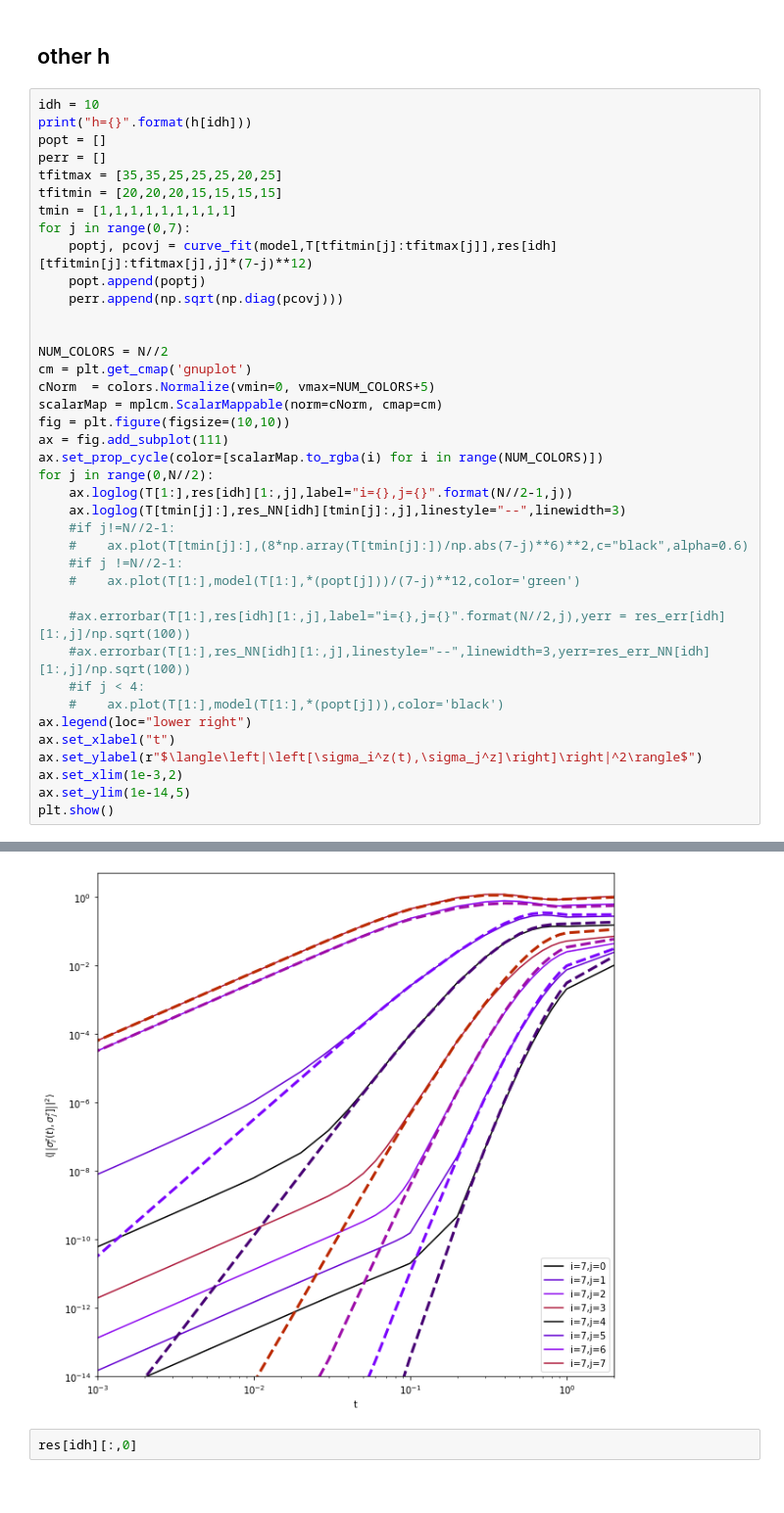
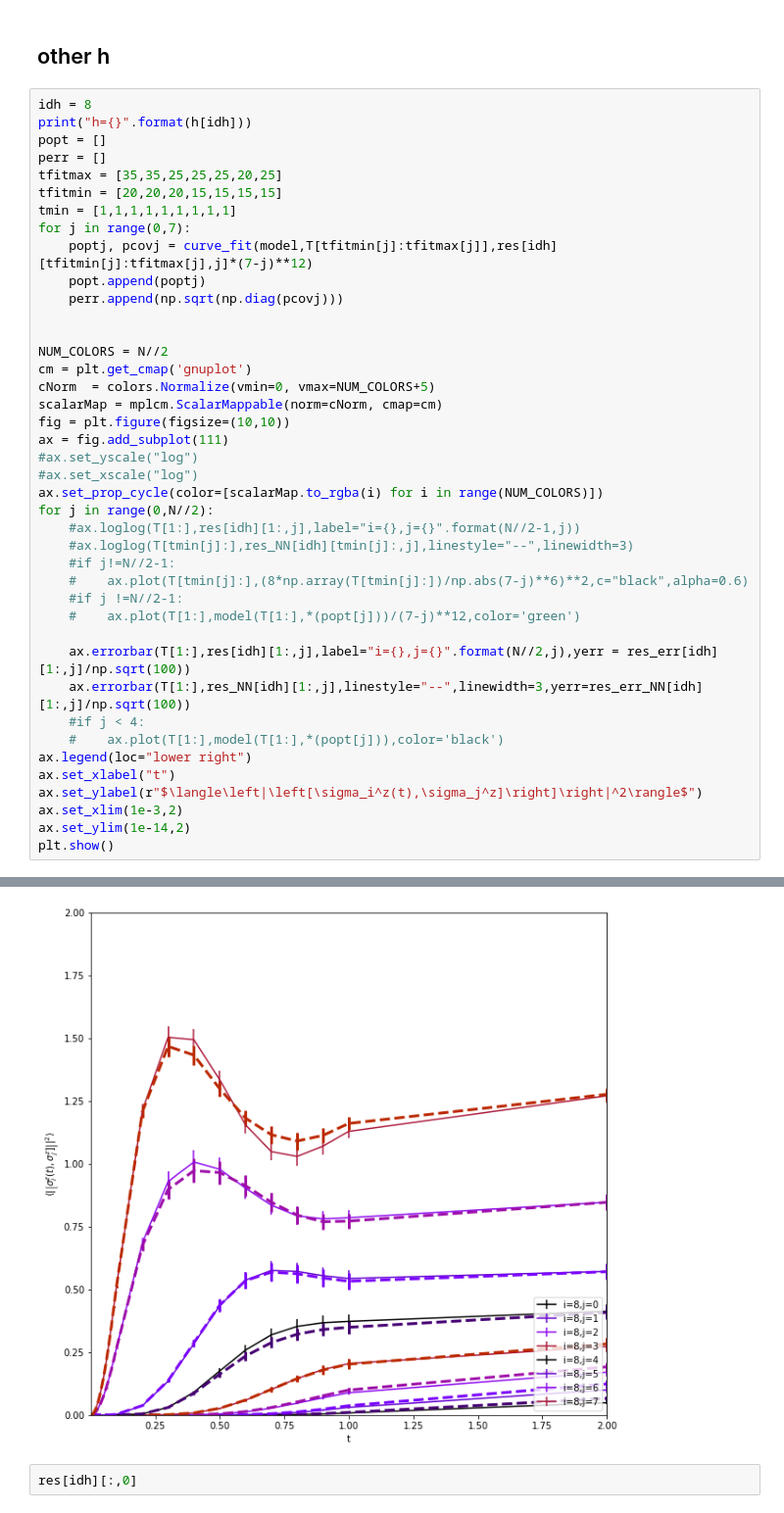
Before and after one commit to mkm2/WorkingFolder, a Jupyter notebook: notebooks/Analysis/Log_Short_Time_Behaviour.ipynb, the cells around one changed output, grey strips where cells are left out. Shown at 98% size. Saved outputs shown, nothing was run; the diff lists cells and outputs as text.

```diff
--- a/notebooks/Analysis/Log_Short_Time_Behaviour.ipynb
+++ b/notebooks/Analysis/Log_Short_Time_Behaviour.ipynb
@@ -162,7 +162,7 @@ for i in range(0,len(popt)):
 # %% [markdown]
 ## other h
 # %%
-idh = 10
+idh = 8
 print("h={}".format(h[idh]))
 popt = []
 perr = []
@@ -181,23 +181,25 @@ cNorm  = colors.Normalize(vmin=0, vmax=NUM_COLORS+5)
 scalarMap = mplcm.ScalarMappable(norm=cNorm, cmap=cm)
 fig = plt.figure(figsize=(10,10))
 ax = fig.add_subplot(111)
+#ax.set_yscale("log")
+#ax.set_xscale("log")
 ax.set_prop_cycle(color=[scalarMap.to_rgba(i) for i in range(NUM_COLORS)])
 for j in range(0,N//2):
-    ax.loglog(T[1:],res[idh][1:,j],label="i={},j={}".format(N//2-1,j))
-    ax.loglog(T[tmin[j]:],res_NN[idh][tmin[j]:,j],linestyle="--",linewidth=3)
+    #ax.loglog(T[1:],res[idh][1:,j],label="i={},j={}".format(N//2-1,j))
+    #ax.loglog(T[tmin[j]:],res_NN[idh][tmin[j]:,j],linestyle="--",linewidth=3)
     #if j!=N//2-1:
     #    ax.plot(T[tmin[j]:],(8*np.array(T[tmin[j]:])/np.abs(7-j)**6)**2,c="black",alpha=0.6)
     #if j !=N//2-1:
     #    ax.plot(T[1:],model(T[1:],*(popt[j]))/(7-j)**12,color='green')
 
-    #ax.errorbar(T[1:],res[idh][1:,j],label="i={},j={}".format(N//2,j),yerr = res_err[idh][1:,j]/np.sqrt(100))
-    #ax.errorbar(T[1:],res_NN[idh][1:,j],linestyle="--",linewidth=3,yerr=res_err_NN[idh][1:,j]/np.sqrt(100))
+    ax.errorbar(T[1:],res[idh][1:,j],label="i={},j={}".format(N//2,j),yerr = res_err[idh][1:,j]/np.sqrt(100))
+    ax.errorbar(T[1:],res_NN[idh][1:,j],linestyle="--",linewidth=3,yerr=res_err_NN[idh][1:,j]/np.sqrt(100))
     #if j < 4:
     #    ax.plot(T[1:],model(T[1:],*(popt[j])),color='black')
 ax.legend(loc="lower right")
 ax.set_xlabel("t")
 ax.set_ylabel(r"$\langle\left|\left[\sigma_i^z(t),\sigma_j^z]\right]\right|^2\rangle$")
 ax.set_xlim(1e-3,2)
-ax.set_ylim(1e-14,5)
+ax.set_ylim(1e-14,2)
 plt.show()
 # %% [output]
@@ -205,4 +207,4 @@ h=11
-[figure, old version]
+[figure, new version]
 # %%
 res[idh][:,0]
 # %% [output]
```
Also changed, not shown: parts of 1 cell of this notebook, 1 other file.
